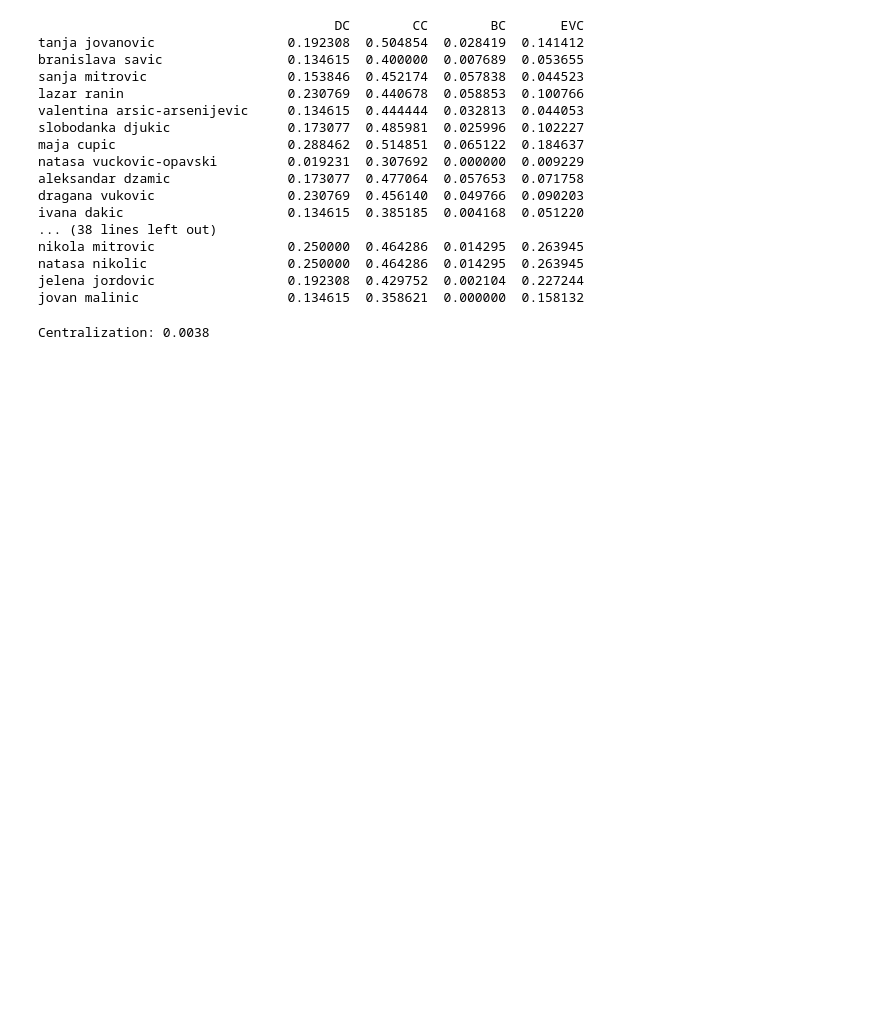
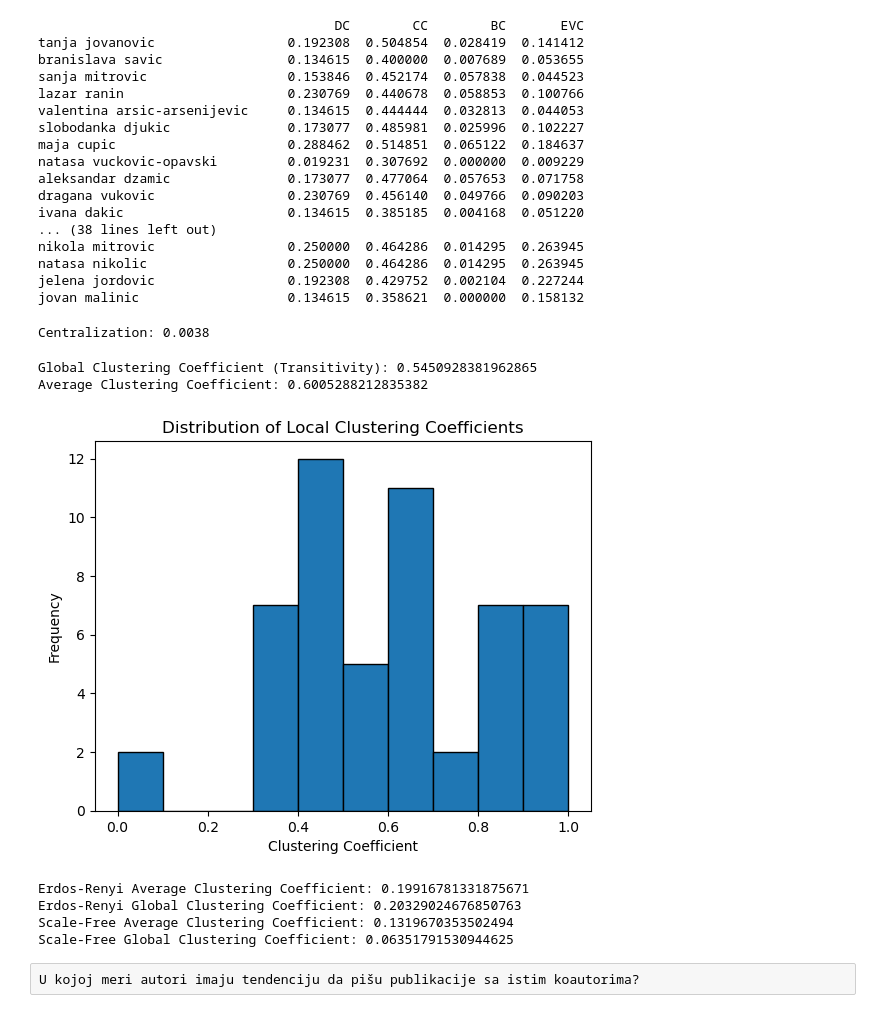
Before and after one commit to andrijanamikovic/Analiza-naucne-produkcije, a Jupyter notebook: creation_of_nm.ipynb, the cells around one changed output. Cells and saved outputs as stored; diff of their text form; code cells hidden in the pictures; blank space fills up the shorter version.

```diff
--- a/creation_of_nm.ipynb
+++ b/creation_of_nm.ipynb
@@ -10,9 +10,9 @@ from operator import itemgetter
 import scipy.stats as stats
 # %%
 with open('./data/autori_cleaned', 'rb') as file:
-    autori = pickle.load(file)
+    autori = pd.read_pickle(file)
 with open('./data/data_cleaned', 'rb') as file:
-    data = pickle.load(file)
+    data = pd.read_pickle(file)
 # %%
 print(autori.head())
 print(data.head())
@@ -152,3 +157,26 @@ centralization_value = centralization(G)
 print(f'Centralization: {centralization_value:.4f}')
 # %% [output]
 Centralization: 0.0038
+# %%
+# Global Clustering Coefficient (Transitivity)
+global_clustering_coefficient = nx.transitivity(G)
+print(f'Global Clustering Coefficient (Transitivity): {global_clustering_coefficient}')
+
+# Average Clustering Coefficient
+average_clustering_coefficient = nx.average_clustering(G)
+print(f'Average Clustering Coefficient: {average_clustering_coefficient}')
+
+# Local Clustering Coefficient Distribution
+local_clustering_coefficients = nx.clustering(G).values()
+# %% [output]
+Global Clustering Coefficient (Transitivity): 0.5450928381962865
+Average Clustering Coefficient: 0.6005288212835382
+# %%
+# 2. Plot the distribution of local clustering coefficients
+plt.hist(local_clustering_coefficients, bins=10, edgecolor='black')
+plt.title('Distribution of Local Clustering Coefficients')
+plt.xlabel('Clustering Coefficient')
+plt.ylabel('Frequency')
+plt.show()
+# %% [output]
+[figure, added]
@@ -154,0 +192,18 @@ Centralization: 0.0038
+# %%
+# Calculate clustering coefficients for comparison
+average_clustering_erdos = nx.average_clustering(G_erdos)
+average_clustering_scale_free = nx.average_clustering(G_scale_free)
+transitivity_erdos = nx.transitivity(G_erdos)
+transitivity_scale_free = nx.transitivity(G_scale_free)
+
+print(f'Erdos-Renyi Average Clustering Coefficient: {average_clustering_erdos}')
+print(f'Erdos-Renyi Global Clustering Coefficient: {transitivity_erdos}')
+print(f'Scale-Free Average Clustering Coefficient: {average_clustering_scale_free}')
+print(f'Scale-Free Global Clustering Coefficient: {transitivity_scale_free}')
+# %% [output]
+Erdos-Renyi Average Clustering Coefficient: 0.19916781331875671
+Erdos-Renyi Global Clustering Coefficient: 0.20329024676850763
+Scale-Free Average Clustering Coefficient: 0.1319670353502494
+Scale-Free Global Clustering Coefficient: 0.06351791530944625
+# %% [raw]
+U kojoj meri autori imaju tendenciju da pišu publikacije sa istim koautorima?
```
Also changed, not shown: parts of 16 cells of this notebook, 1 other file.
